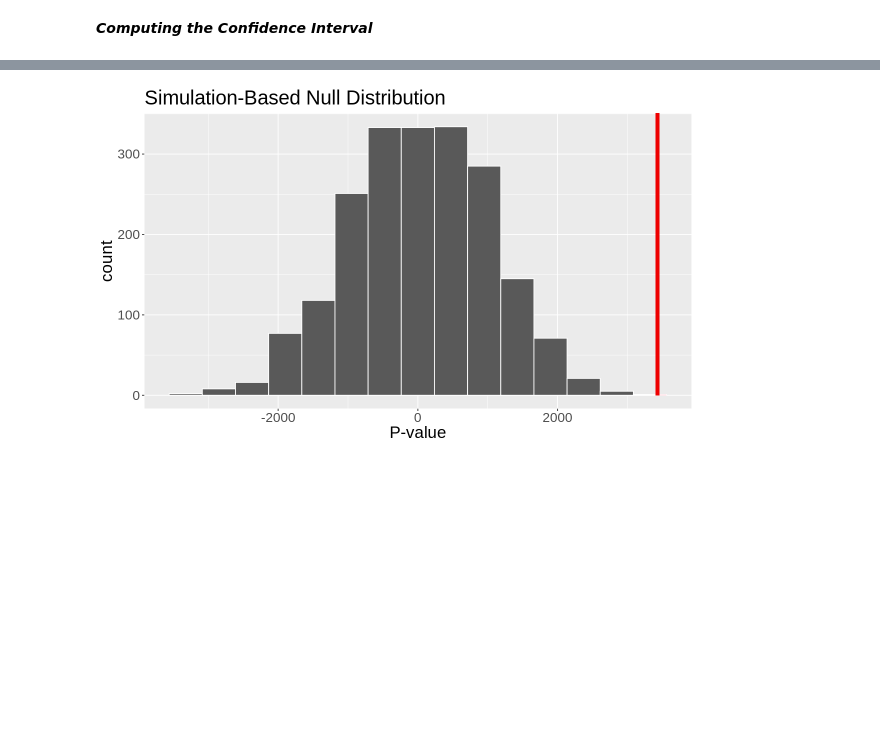
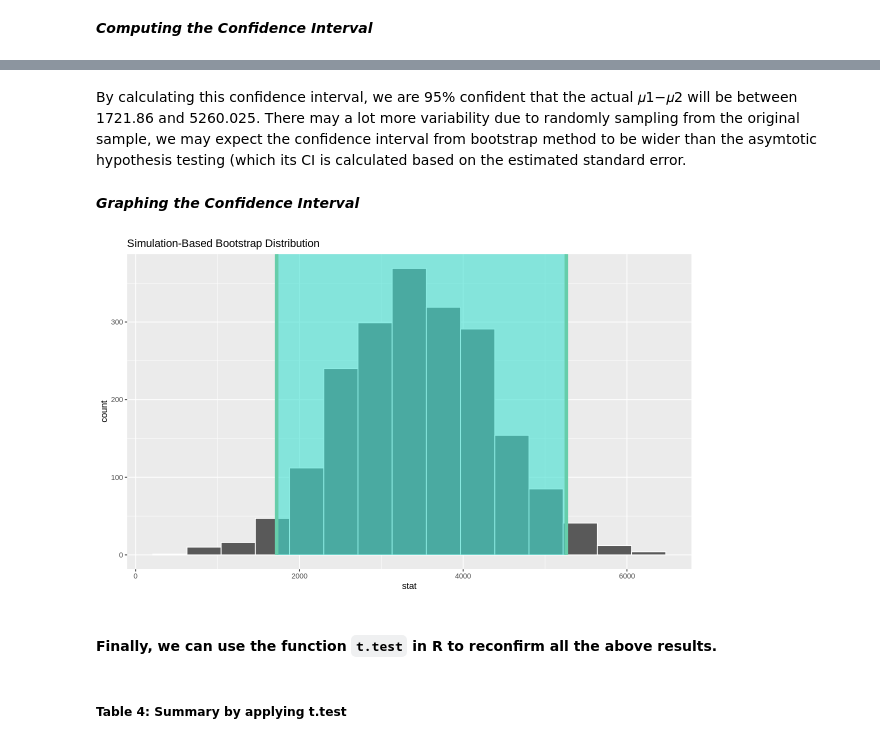
Before and after one commit to Jitao-Z/Difference_between_the_average_tuition_cost_in_Republican_and_Democrat_states, a Jupyter notebook: Final_report.ipynb, the cells around one changed output, grey strips where cells are left out. Saved outputs shown, nothing was run; the diff lists cells and outputs as text; code cells hidden in the pictures; blank space fills up the shorter version.

```diff
--- a/Final_report.ipynb
+++ b/Final_report.ipynb
@@ -341,9 +342,16 @@ A tibble: 1 × 2
-# %%
-null_model_vis_infer <- diff_in_means |>
-   visualize() +
-   shade_p_value(obs_stat = estimates$diff, direction = "right") +
-   xlab("P-value") +
-   theme(text = element_text(size=20))
-null_model_vis_infer
-# %% [output]
-[figure]
+# %% [markdown]
+By calculating this confidence interval, we are 95% confident that the actual  𝜇1−𝜇2 will be between 1721.86 and 5260.025. There may a lot more variability due to randomly sampling from the original sample, we may expect the confidence interval from bootstrap method to be wider than the asymtotic hypothesis testing (which its CI is calculated based on the estimated standard error.
+# %% [markdown]
+___Graphing the Confidence Interval___
+# %%
+boot_ci <- diff_in_means_bootstrap |>
+    visualize() +
+   shade_confidence_interval(endpoints = diff_in_means_ci)
+
+boot_ci
+# %% [output]
+[figure, added]
+# %% [markdown]
+#### Finally, we can use the function `t.test` in R to reconfirm all the above results.
+# %% [markdown]
+##### Table 4: Summary by applying t.test
```
Also changed, not shown: parts of 17 cells of this notebook.
